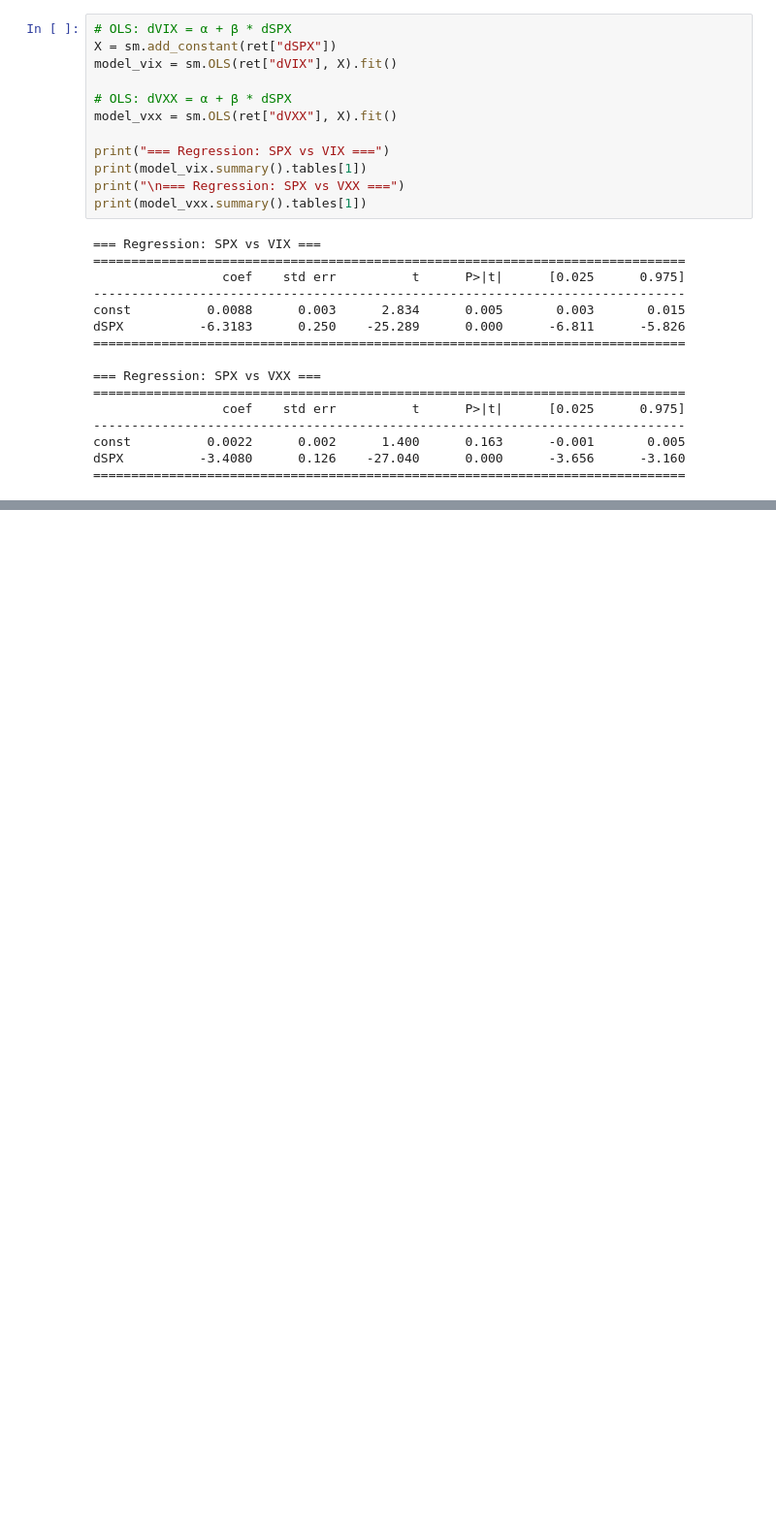
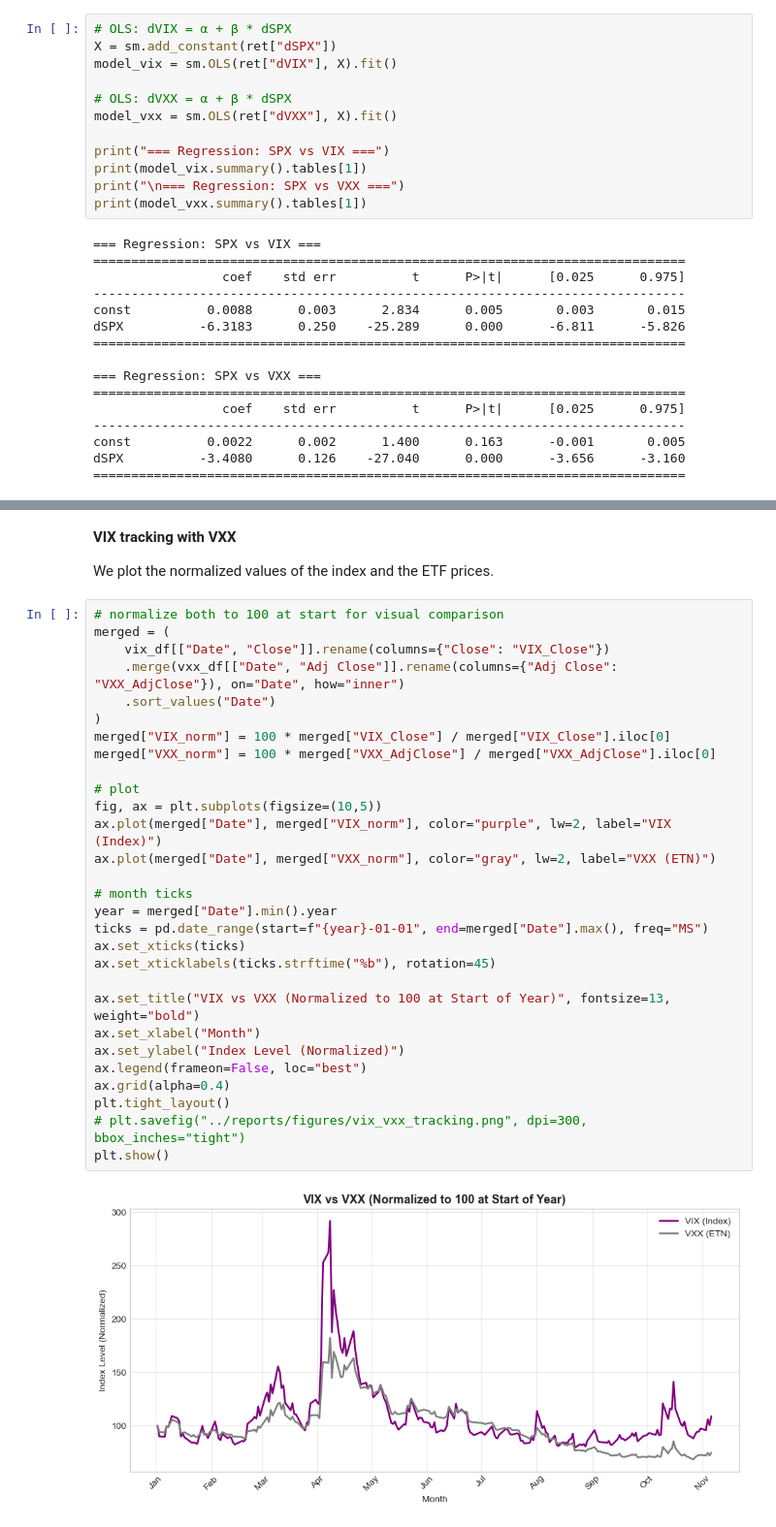
Before and after one commit to ahmer-cpu/vix-project, a Jupyter notebook: notebooks/05_hedging_portfolio.ipynb, the cells around one changed output, grey strips where cells are left out. Shown at 97% size. Drawn from its saved outputs; the diff is of its cells as text; blank space fills up the shorter version.

```diff
--- a/notebooks/05_hedging_portfolio.ipynb
+++ b/notebooks/05_hedging_portfolio.ipynb
@@ -200,0 +265,35 @@ plt.show()
+# %% [markdown]
+**VIX tracking with VXX**
+
+We plot the normalized values of the index and the ETF prices.
+# %%
+# normalize both to 100 at start for visual comparison
+merged = (
+    vix_df[["Date", "Close"]].rename(columns={"Close": "VIX_Close"})
+    .merge(vxx_df[["Date", "Adj Close"]].rename(columns={"Adj Close": "VXX_AdjClose"}), on="Date", how="inner")
+    .sort_values("Date")
+)
+merged["VIX_norm"] = 100 * merged["VIX_Close"] / merged["VIX_Close"].iloc[0]
+merged["VXX_norm"] = 100 * merged["VXX_AdjClose"] / merged["VXX_AdjClose"].iloc[0]
+
+# plot
+fig, ax = plt.subplots(figsize=(10,5))
+ax.plot(merged["Date"], merged["VIX_norm"], color="purple", lw=2, label="VIX (Index)")
+ax.plot(merged["Date"], merged["VXX_norm"], color="gray", lw=2, label="VXX (ETN)")
+
+# month ticks
+year = merged["Date"].min().year
+ticks = pd.date_range(start=f"{year}-01-01", end=merged["Date"].max(), freq="MS")
+ax.set_xticks(ticks)
+ax.set_xticklabels(ticks.strftime("%b"), rotation=45)
+
+ax.set_title("VIX vs VXX (Normalized to 100 at Start of Year)", fontsize=13, weight="bold")
+ax.set_xlabel("Month")
+ax.set_ylabel("Index Level (Normalized)")
+ax.legend(frameon=False, loc="best")
+ax.grid(alpha=0.4)
+plt.tight_layout()
+# plt.savefig("../reports/figures/vix_vxx_tracking.png", dpi=300, bbox_inches="tight")
+plt.show()
+# %% [output]
+[figure, added]
```
Also changed, not shown: parts of 41 cells of this notebook, 9 other files.
